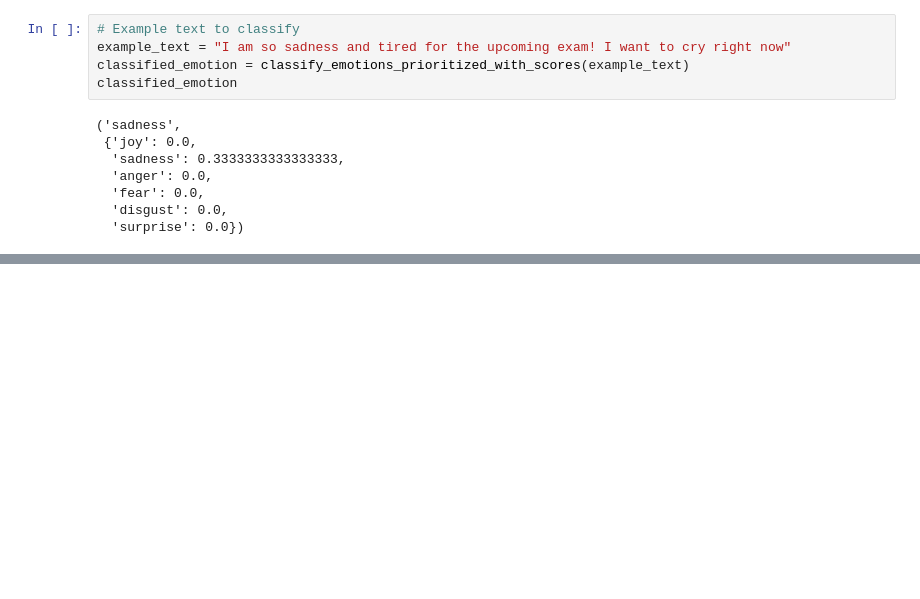
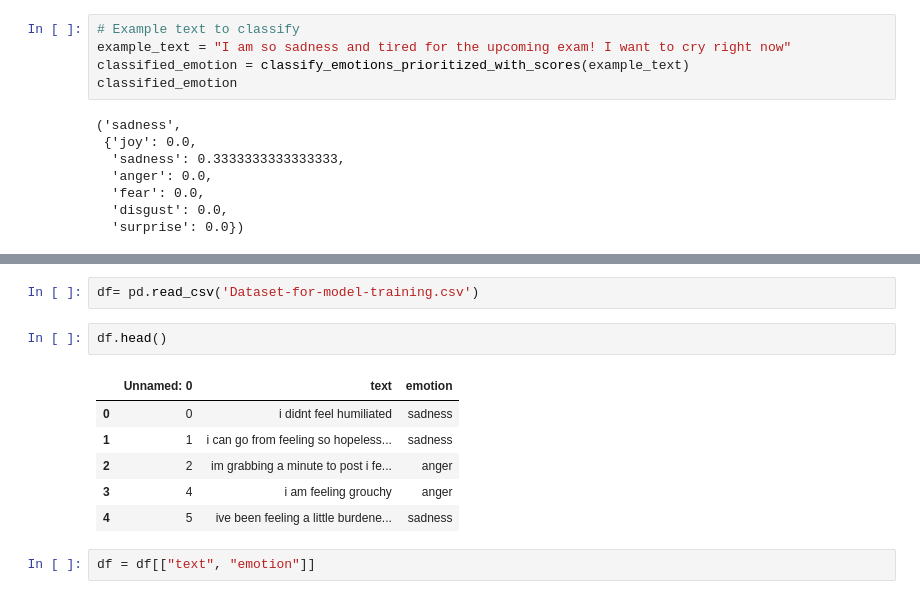
Before and after one commit to notsocertain/Emotion-Detection-Text, a Jupyter notebook: removing-emotions-not-present-in-NRCLex.ipynb, the cells around one changed output, grey strips where cells are left out. Cells and saved outputs as stored; diff of their text form; blank space fills up the shorter version.

```diff
--- a/removing-emotions-not-present-in-NRCLex.ipynb
+++ b/removing-emotions-not-present-in-NRCLex.ipynb
@@ -243,0 +384,13 @@ classified_emotion
+# %%
+df= pd.read_csv('Dataset-for-model-training.csv')
+# %%
+df.head()
+# %% [output]
+|  | Unnamed: 0 | text | emotion |
+| 0 | 0 | i didnt feel humiliated | sadness |
+| 1 | 1 | i can go from feeling so hopeless... | sadness |
+| 2 | 2 | im grabbing a minute to post i fe... | anger |
+| 3 | 4 | i am feeling grouchy | anger |
+| 4 | 5 | ive been feeling a little burdene... | sadness |
+# %%
+df = df[["text", "emotion"]]
```
Also changed, not shown: parts of 35 cells of this notebook, 2 other files.
